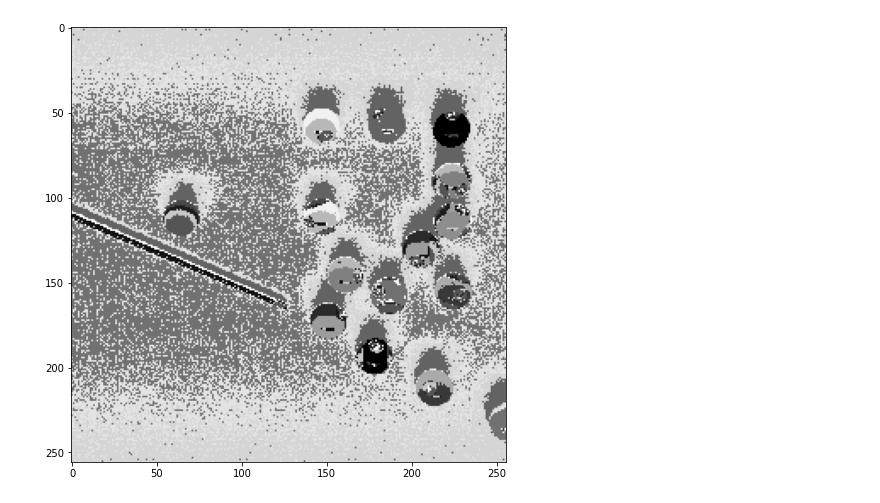
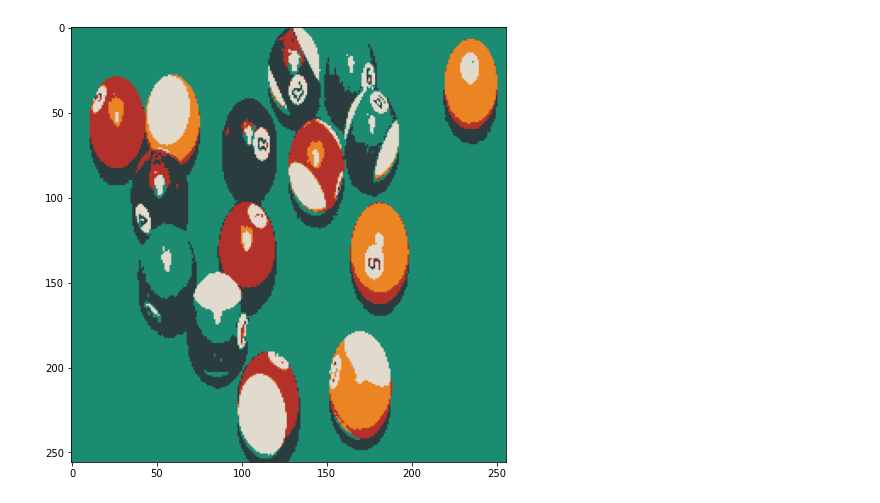
Before and after one commit to Mruzik1/EA-Ac-FCM-Implementation, a Jupyter notebook: image_segmentation.ipynb, the cells around one changed output. Cells and saved outputs as stored; diff of their text form; code cells hidden in the pictures.

```diff
--- a/image_segmentation.ipynb
+++ b/image_segmentation.ipynb
@@ -40,5 +34,11 @@ V_XB: 0.379946242346471, clusters: 19
-# %%
-labels = np.argmax(U, axis=1).reshape(gray_img.shape)
-display_img(labels, 'gray')
-# %% [output]
-[figure, removed]
+# %%
+labels = np.argmax(U, axis=1)
+color_mask = img_2d.copy()
+
+for c in range(model.c):
+    color_mask[labels == c] = np.mean(color_mask[labels == c], axis=0)
+color_mask = color_mask.reshape(*gray_img.shape, 3)
+
+display_img(cv2.cvtColor(color_mask, cv2.COLOR_BGR2RGB))
+# %% [output]
+[figure, added]
```
Also changed, not shown: parts of 2 cells of this notebook, 2 other files.
